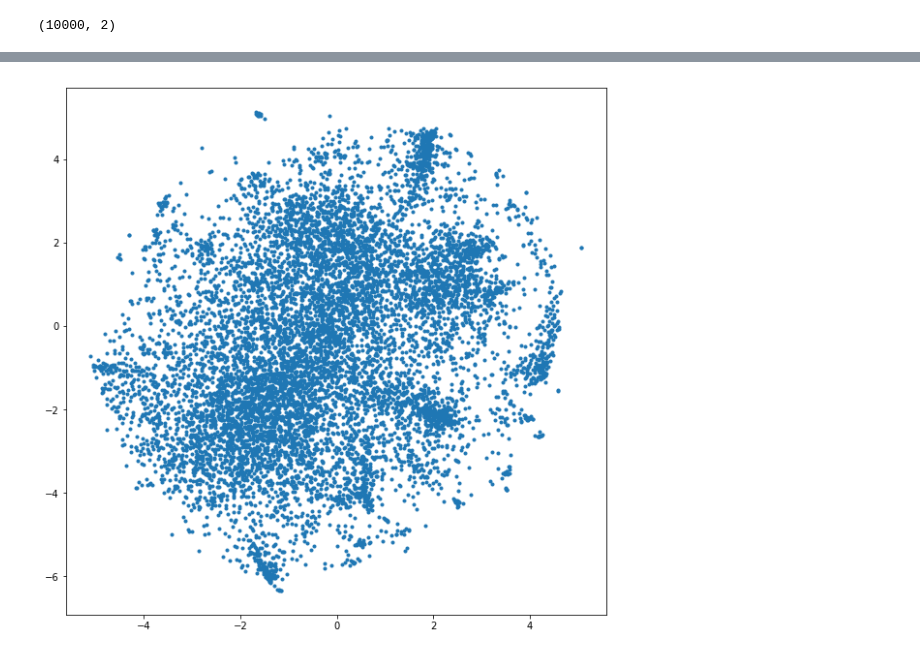
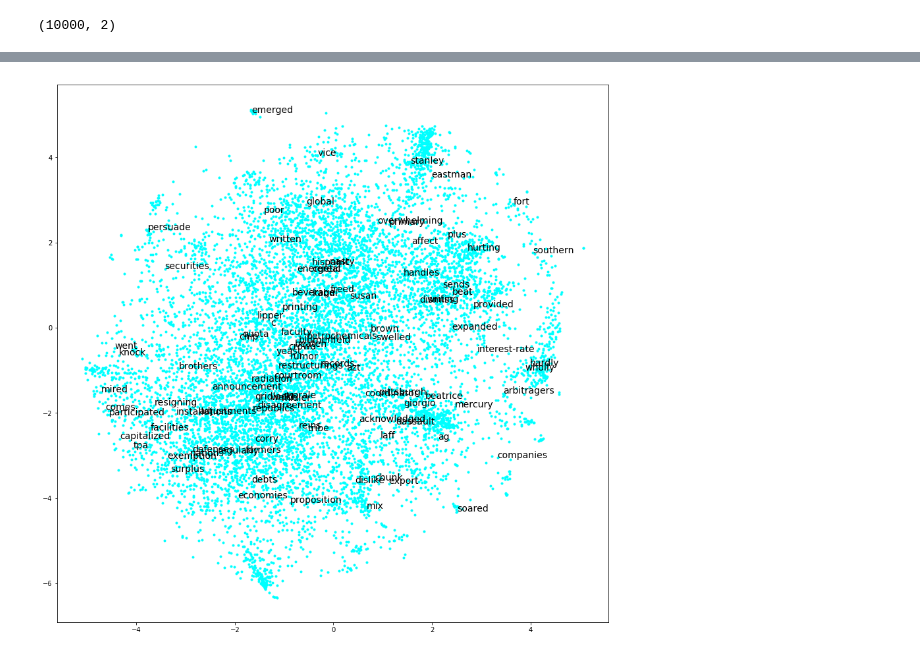
Before and after one commit to ciptah/dl_1008, a Jupyter notebook: hw2/get_embeddings.ipynb, the cells around one changed output, grey strips where cells are left out. Drawn from its saved outputs; the diff is of its cells as text; code cells hidden in the pictures.

```diff
--- a/hw2/get_embeddings.ipynb
+++ b/hw2/get_embeddings.ipynb
@@ -56,3 +56,11 @@ import matplotlib.pyplot as plt
 emb_tsne.shape
 # %% [output]
 (10000, 2)
+# %%
+n_labels = 100
+
+import numpy as np
+my_labels = list(corpus.dictionary.idx2word)
+np.random.shuffle(my_labels)
+my_labels = my_labels[:n_labels]
+my_labels[:10]
@@ -59,6 +78,11 @@ emb_tsne.shape
+# %%
+labels_print = [(corpus.dictionary.word2idx[x], x) for x in my_labels]
 # %%
-plt.figure(figsize=(10, 10))
-plt.scatter(emb_tsne[:,0], emb_tsne[:,1], marker='.')
+plt.figure(figsize=(15, 15))
+plt.scatter(emb_tsne[:,0], emb_tsne[:,1], marker='.', color='cyan')
+for idx, label in labels_print:
+    emb_x, emb_y = emb_tsne[idx,:]
+    plt.text(emb_x, emb_y, label, fontsize=14)
 plt.show()
 # %% [output]
-[figure, old version]
+[figure, new version]
```
Also changed, not shown: parts of 1 cell of this notebook.
